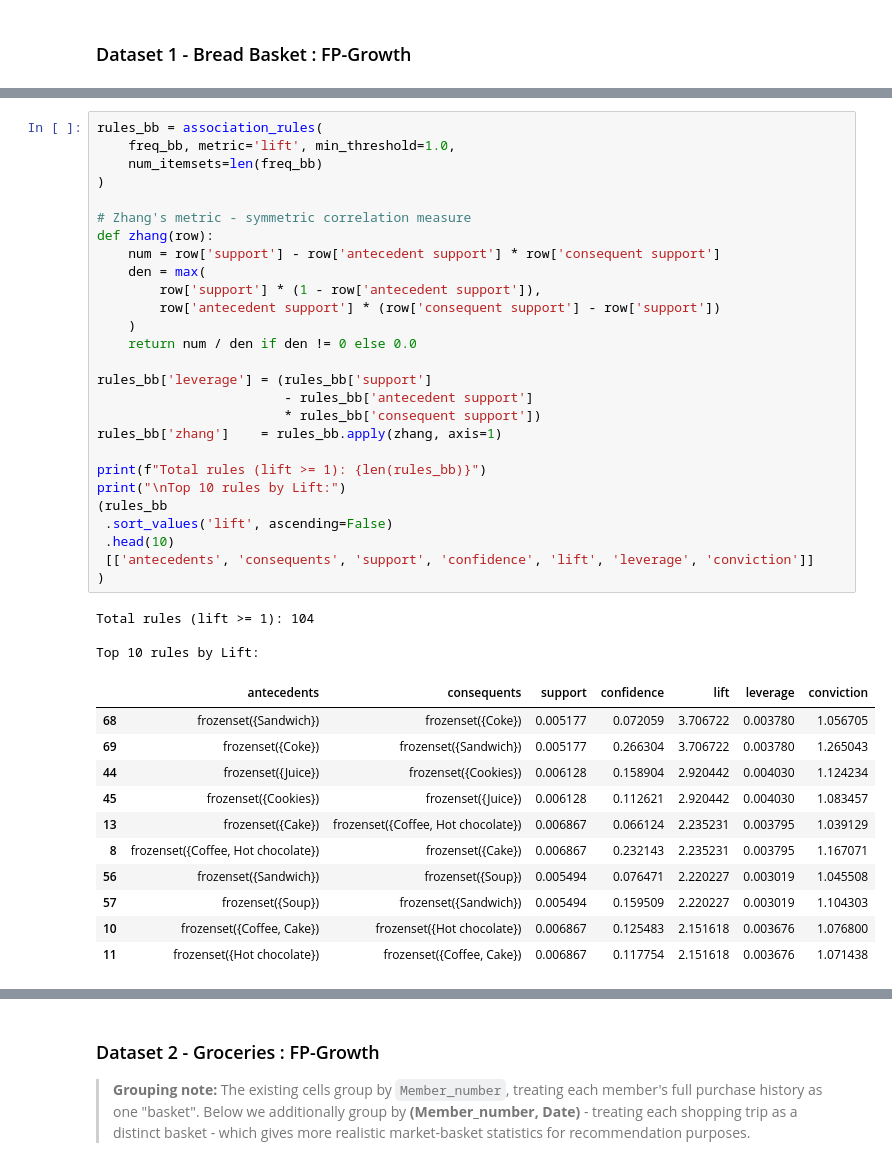
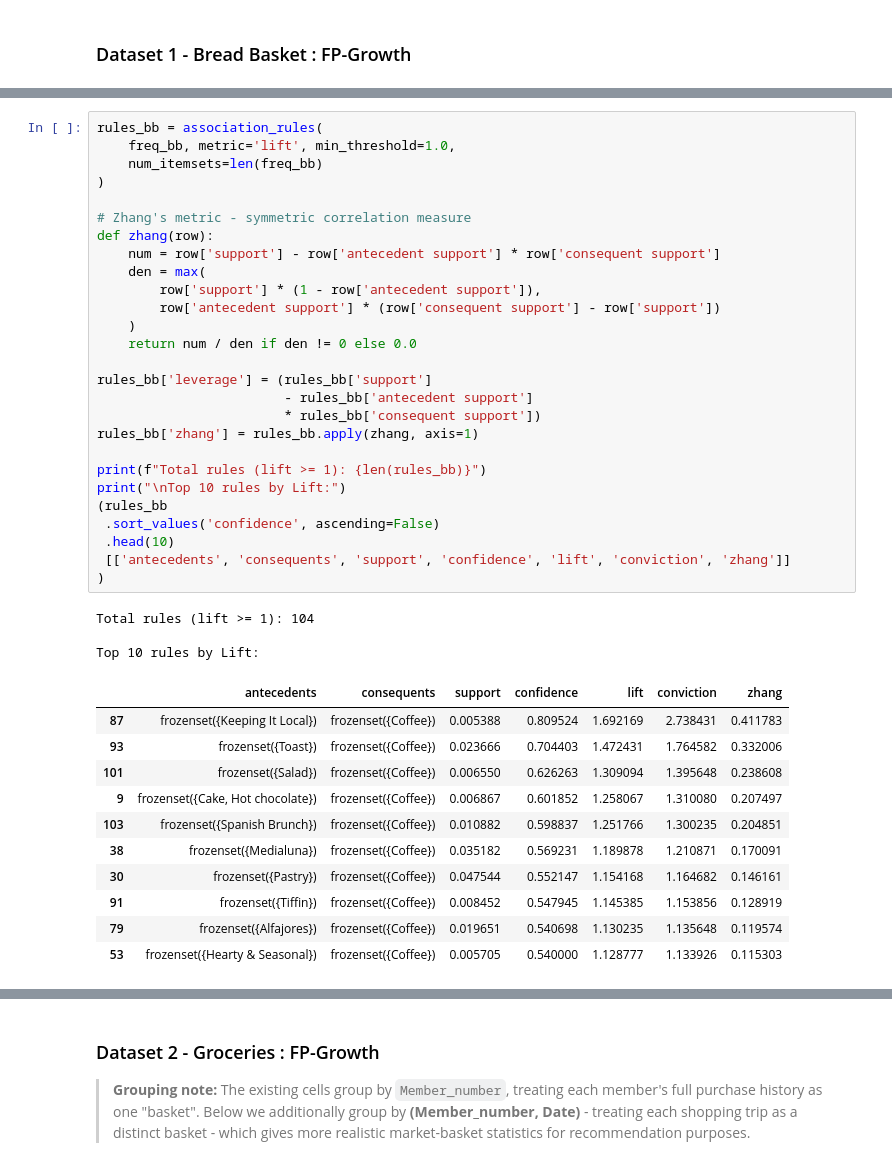
Before and after one commit to robin-szy/machine-learning-course-projects, a Jupyter notebook: HW1_Clustering_Supermarket/association.ipynb, the cells around one changed output, grey strips where cells are left out. Cells and saved outputs as stored; diff of their text form.

Commit message:
Association: more tables and zheng metric also visible
Clustering: final metrics to display

```diff
--- a/HW1_Clustering_Supermarket/association.ipynb
+++ b/HW1_Clustering_Supermarket/association.ipynb
@@ -249,42 +249,42 @@ Frequent itemsets (min_support=0.5%): 114
 # %%
 rules_bb = association_rules(
     freq_bb, metric='lift', min_threshold=1.0,
     num_itemsets=len(freq_bb)
 )
 
 # Zhang's metric - symmetric correlation measure
 def zhang(row):
     num = row['support'] - row['antecedent support'] * row['consequent support']
     den = max(
         row['support'] * (1 - row['antecedent support']),
         row['antecedent support'] * (row['consequent support'] - row['support'])
     )
     return num / den if den != 0 else 0.0
 
 rules_bb['leverage'] = (rules_bb['support']
                         - rules_bb['antecedent support']
                         * rules_bb['consequent support'])
-rules_bb['zhang']    = rules_bb.apply(zhang, axis=1)
+rules_bb['zhang'] = rules_bb.apply(zhang, axis=1)
 
 print(f"Total rules (lift >= 1): {len(rules_bb)}")
 print("\nTop 10 rules by Lift:")
 (rules_bb
- .sort_values('lift', ascending=False)
+ .sort_values('confidence', ascending=False)
  .head(10)
- [['antecedents', 'consequents', 'support', 'confidence', 'lift', 'leverage', 'conviction']]
+ [['antecedents', 'consequents', 'support', 'confidence', 'lift', 'conviction', 'zhang']]
 )
 # %% [output]
 Total rules (lift >= 1): 104
 
 Top 10 rules by Lift:
-|  | antecedents | consequents | support | confidence | lift | leverage | conviction |
-| 68 | frozenset({Sandwich}) | frozenset({Coke}) | 0.005177 | 0.072059 | 3.706722 | 0.003780 | 1.056705 |
-| 69 | frozenset({Coke}) | frozenset({Sandwich}) | 0.005177 | 0.266304 | 3.706722 | 0.003780 | 1.265043 |
-| 44 | frozenset({Juice}) | frozenset({Cookies}) | 0.006128 | 0.158904 | 2.920442 | 0.004030 | 1.124234 |
-| 45 | frozenset({Cookies}) | frozenset({Juice}) | 0.006128 | 0.112621 | 2.920442 | 0.004030 | 1.083457 |
-| 13 | frozenset({Cake}) | frozenset({Coffee, Hot chocolate}) | 0.006867 | 0.066124 | 2.235231 | 0.003795 | 1.039129 |
-| 8 | frozenset({Coffee, Hot chocolate}) | frozenset({Cake}) | 0.006867 | 0.232143 | 2.235231 | 0.003795 | 1.167071 |
-| 56 | frozenset({Sandwich}) | frozenset({Soup}) | 0.005494 | 0.076471 | 2.220227 | 0.003019 | 1.045508 |
-| 57 | frozenset({Soup}) | frozenset({Sandwich}) | 0.005494 | 0.159509 | 2.220227 | 0.003019 | 1.104303 |
-| 10 | frozenset({Coffee, Cake}) | frozenset({Hot chocolate}) | 0.006867 | 0.125483 | 2.151618 | 0.003676 | 1.076800 |
-| 11 | frozenset({Hot chocolate}) | frozenset({Coffee, Cake}) | 0.006867 | 0.117754 | 2.151618 | 0.003676 | 1.071438 |
+|  | antecedents | consequents | support | confidence | lift | conviction | zhang |
+| 87 | frozenset({Keeping It Local}) | frozenset({Coffee}) | 0.005388 | 0.809524 | 1.692169 | 2.738431 | 0.411783 |
+| 93 | frozenset({Toast}) | frozenset({Coffee}) | 0.023666 | 0.704403 | 1.472431 | 1.764582 | 0.332006 |
+| 101 | frozenset({Salad}) | frozenset({Coffee}) | 0.006550 | 0.626263 | 1.309094 | 1.395648 | 0.238608 |
+| 9 | frozenset({Cake, Hot chocolate}) | frozenset({Coffee}) | 0.006867 | 0.601852 | 1.258067 | 1.310080 | 0.207497 |
+| 103 | frozenset({Spanish Brunch}) | frozenset({Coffee}) | 0.010882 | 0.598837 | 1.251766 | 1.300235 | 0.204851 |
+| 38 | frozenset({Medialuna}) | frozenset({Coffee}) | 0.035182 | 0.569231 | 1.189878 | 1.210871 | 0.170091 |
+| 30 | frozenset({Pastry}) | frozenset({Coffee}) | 0.047544 | 0.552147 | 1.154168 | 1.164682 | 0.146161 |
+| 91 | frozenset({Tiffin}) | frozenset({Coffee}) | 0.008452 | 0.547945 | 1.145385 | 1.153856 | 0.128919 |
+| 79 | frozenset({Alfajores}) | frozenset({Coffee}) | 0.019651 | 0.540698 | 1.130235 | 1.135648 | 0.119574 |
+| 53 | frozenset({Hearty & Seasonal}) | frozenset({Coffee}) | 0.005705 | 0.540000 | 1.128777 | 1.133926 | 0.115303 |
```
Also changed, not shown: parts of 13 cells of this notebook, 1 other file.
